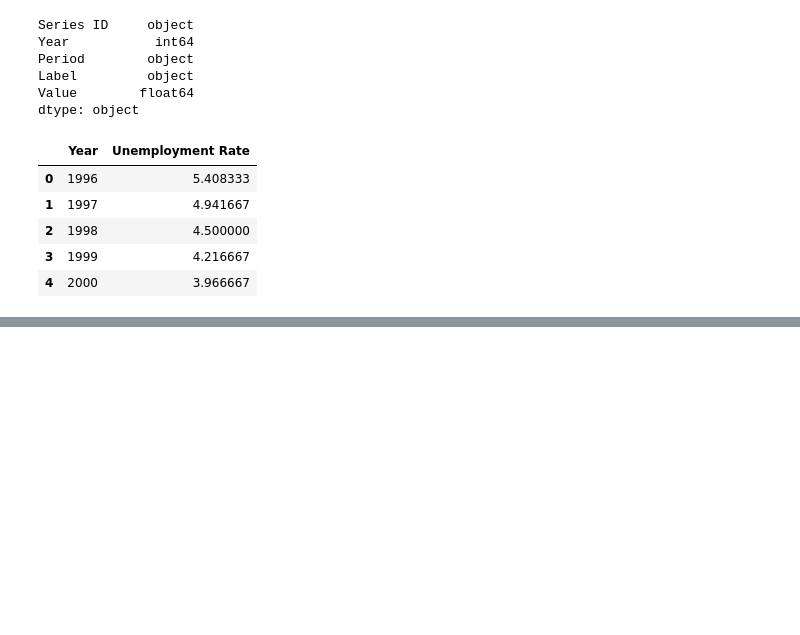
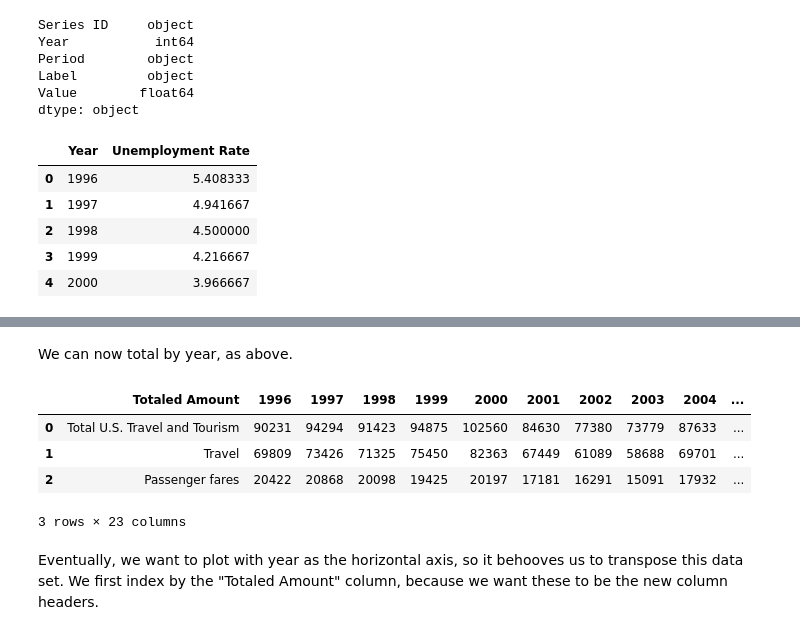
Before and after one commit to ejhagee/Project-One, a Jupyter notebook: data cleaning code/airline departures cleanup.ipynb, the cells around one changed output, grey strips where cells are left out. Cells and saved outputs as stored; diff of their text form; code cells hidden in the pictures; blank space fills up the shorter version.

```diff
--- a/data cleaning code/airline departures cleanup.ipynb
+++ b/data cleaning code/airline departures cleanup.ipynb
@@ -519,0 +592,5 @@ yearly_rates_df.to_csv(out_path, encoding = 'utf-8', index = False)
+# %%
+#save cleaned transportation data as a csv
+clean_transpo_path = os.path.join('..', 'Transpo Data', 'Travel_Spending_cleaned.csv')
+
+clean_transpo.to_csv(clean_transpo_path, index = False, encoding = 'utf-8')
@@ -519,0 +600,4 @@ yearly_rates_df.to_csv(out_path, encoding = 'utf-8', index = False)
+# %%
+#read in csv
+clean_transpo_df = pd.read_csv(clean_transpo_path)
+clean_transpo_df
@@ -519,0 +610,3 @@ yearly_rates_df.to_csv(out_path, encoding = 'utf-8', index = False)
+# %%
+#re-establish years
+years = years
@@ -519,0 +615,7 @@ yearly_rates_df.to_csv(out_path, encoding = 'utf-8', index = False)
+# %%
+#change all columns to numeric columns
+for i in np.arange(1, len(clean_transpo_df.columns)):
+    clean_transpo_df.iloc[:, i] = clean_transpo_df.iloc[:, i].str.replace(',', '')
+    clean_transpo_df.iloc[:, i] = pd.to_numeric(clean_transpo_df.iloc[:, i].str.replace('$', ''))
+
+clean_transpo_df
@@ -519,0 +628,23 @@ yearly_rates_df.to_csv(out_path, encoding = 'utf-8', index = False)
+# %% [markdown]
+We can now total by year, as above.
+# %%
+#sum for all years and put in a new data frame
+yearly_transpo_df = pd.DataFrame({'Totaled Amount': clean_transpo_df['Region']})
+
+#add data for all years
+for year in years:
+    yearly_data = clean_transpo_df[[column for column in clean_transpo_df if str(year) in column]]
+
+    yearly_total = yearly_data.sum(axis = 1)
+
+    yearly_transpo_df[str(year)] = yearly_total
+
+yearly_transpo_df
+# %% [output]
+|  | Totaled Amount | 1996 | 1997 | 1998 | 1999 | 2000 | 2001 | 2002 | 2003 | 2004 | ... |
+| 0 | Total U.S. Travel and Tourism | 90231 | 94294 | 91423 | 94875 | 102560 | 84630 | 77380 | 73779 | 87633 | ... |
+| 1 | Travel | 69809 | 73426 | 71325 | 75450 | 82363 | 67449 | 61089 | 58688 | 69701 | ... |
+| 2 | Passenger fares | 20422 | 20868 | 20098 | 19425 | 20197 | 17181 | 16291 | 15091 | 17932 | ... |
+3 rows × 23 columns
+# %% [markdown]
+Eventually, we want to plot with year as the horizontal axis, so it behooves us to transpose this data set.  We first index by the "Totaled Amount" column, because we want these to be the new column headers.
```
Also changed, not shown: parts of 25 cells of this notebook.
